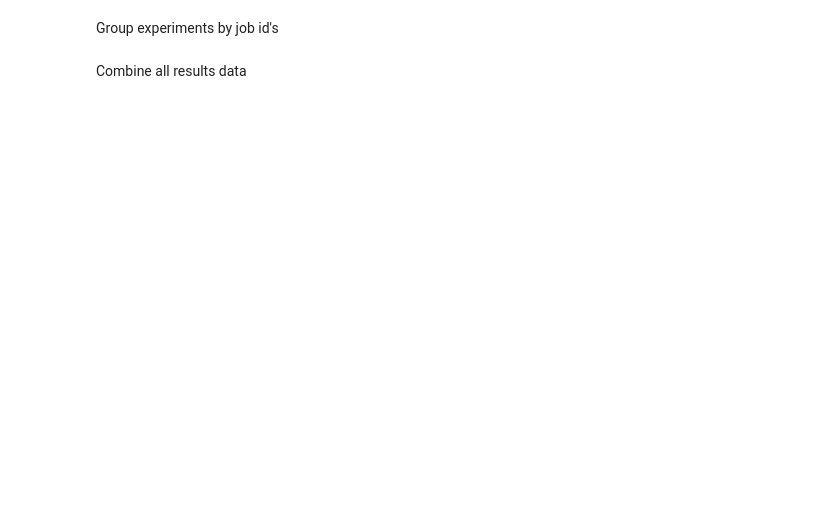
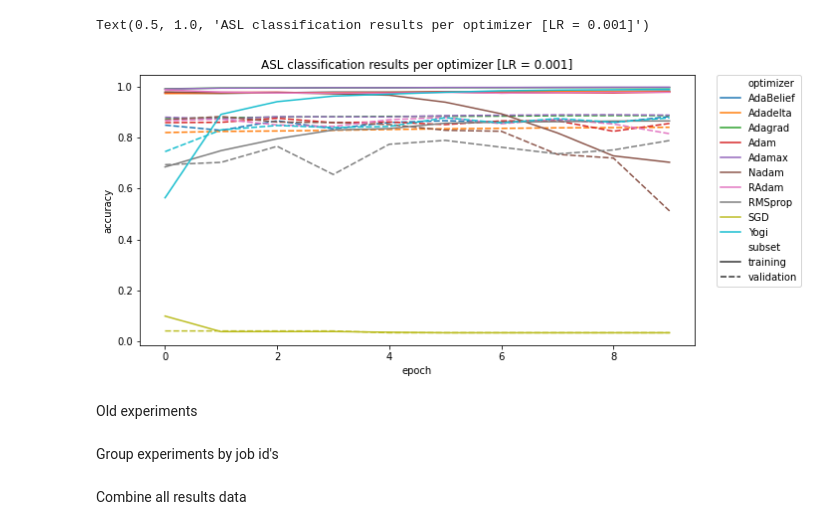
Before and after one commit to dunnkers/optimizers-sign-language, a Jupyter notebook: exploration/results.ipynb, the cells around one changed output. Saved outputs shown, nothing was run; the diff lists cells and outputs as text; code cells hidden in the pictures; blank space fills up the shorter version.

Commit message:
Publish latest results

```diff
--- a/exploration/results.ipynb
+++ b/exploration/results.ipynb
@@ -6,3 +61,20 @@ import matplotlib.pyplot as plt
+# %%
+df = df.rename(columns={'acc': 'training', 'val_acc': 'validation'})
+molten = df.melt(id_vars=['epoch', 'optimizer', 'experiment'],
+                 var_name='subset',
+                 value_vars=['training', 'validation'],
+                 value_name='accuracy')\
+             .sort_values('optimizer')
+fig, ax = plt.subplots(figsize=(10, 5))
+sns.lineplot(data=molten, x='epoch', y='accuracy',
+            hue='optimizer', style='subset', ax=ax)
+ax.legend(bbox_to_anchor=(1.03, 1.02))
+plt.title('ASL classification results per optimizer [LR = 0.001]')
+# %% [output]
+Text(0.5, 1.0, 'ASL classification results per optimizer [LR = 0.001]')
+[figure, added]
+# %% [markdown]
+Old experiments
 # %% [markdown]
 Group experiments by job id's
 # %%
```
Also changed, not shown: parts of 8 cells of this notebook, 2 other files.
